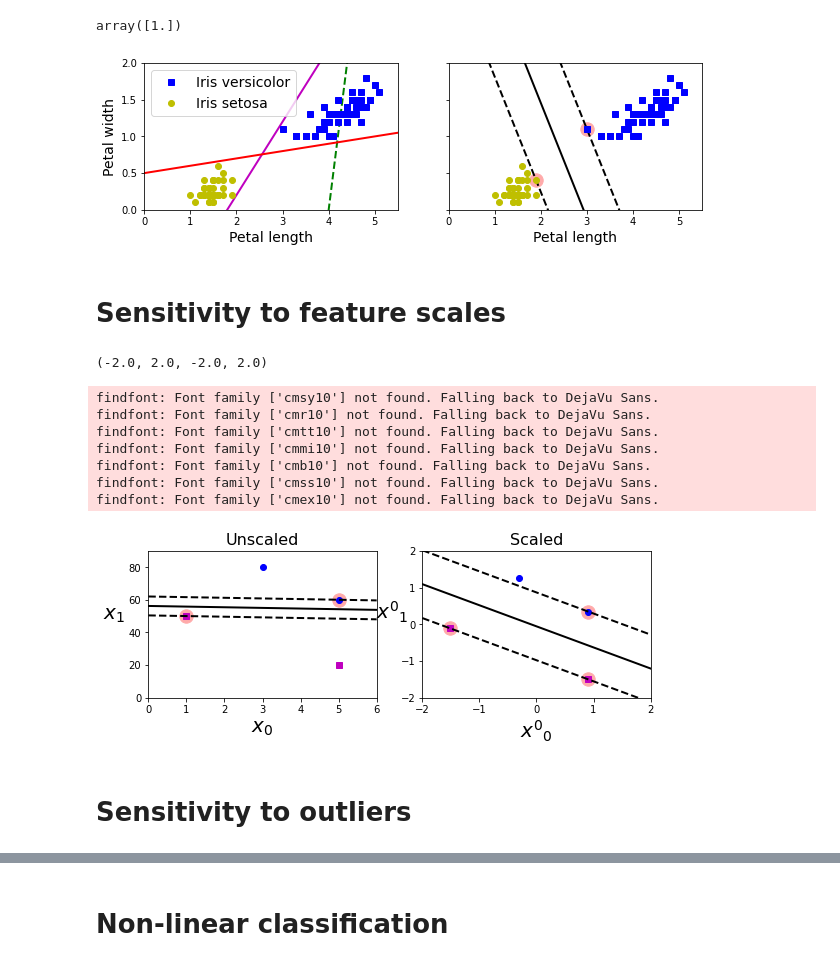
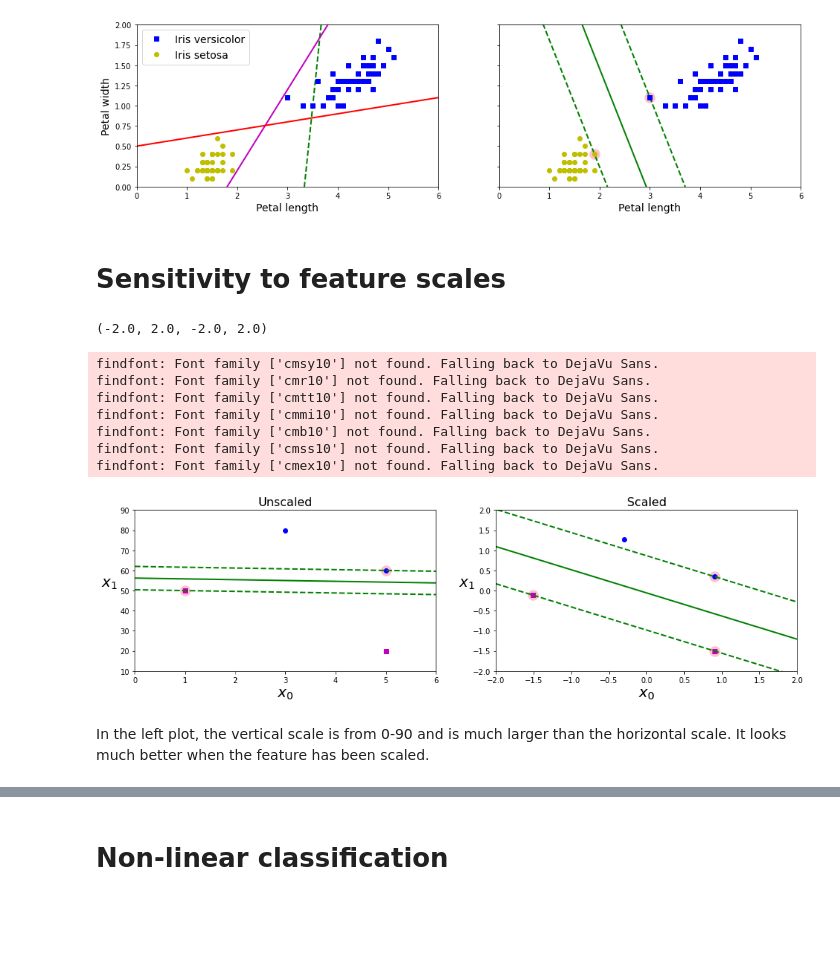
Before and after one commit to lientranie/Machine-Learning-and-Data-Analysis, a Jupyter notebook: Support Vector Machines.ipynb, the cells around one changed output, grey strips where cells are left out. Drawn from its saved outputs; the diff is of its cells as text; code cells hidden in the pictures; blank space fills up the shorter version.

```diff
--- a/Support Vector Machines.ipynb
+++ b/Support Vector Machines.ipynb
@@ -35,85 +51,79 @@ Pipeline(steps=[('scaler', StandardScaler()),
-# %%
-svm_clf.predict([[5.5, 1.7]])
-# %% [output]
-array([1.])
+# %%
+def plot_svc_decision_boundary(svm_classifier, xmin, xmax):
+    coeficients = svm_classifier.coef_[0]
+    intercept   = svm_classifier.intercept_[0]
+
+    x0 = np.linspace(xmin, xmax, 300)
+    decision_boundary = -coeficients[0]/coeficients[1] * x0 - intercept/coeficients[1]
+
+    margin = 1/coeficients[1]
+    gutter_up = decision_boundary + margin
+    gutter_down = decision_boundary - margin
+
+    svs = svm_classifier.support_vectors_
+    plt.scatter(svs[:, 0], svs[:, 1], s=180, facecolors='pink')
+    plt.plot(x0, decision_boundary, "g-", linewidth=2)
+    plt.plot(x0, gutter_up, "g--", linewidth=2)
+    plt.plot(x0, gutter_down, "g--", linewidth=2)
 # %%
-# Bad models
-x0 = np.linspace(0, 5.5, 200)
-pred_1 = 5*x0 - 20
+x0     = np.linspace(0, np.ceil(max(X[:,0])), 200)
+# Some guess
+pred_1 = 6*x0 - 20
 pred_2 = x0 - 1.8
 pred_3 = 0.1 * x0 + 0.5
 
-def plot_svc_decision_boundary(svm_clf, xmin, xmax):
-    w = svm_clf.coef_[0]
-    b = svm_clf.intercept_[0]
-
-    # At the decision boundary, w0*x0 + w1*x1 + b = 0
-    # => x1 = -w0/w1 * x0 - b/w1
-    x0 = np.linspace(xmin, xmax, 200)
-    decision_boundary = -w[0]/w[1] * x0 - b/w[1]
-
-    margin = 1/w[1]
-    gutter_up = decision_boundary + margin
-    gutter_down = decision_boundary - margin
-
-    svs = svm_clf.support_vectors_
-    plt.scatter(svs[:, 0], svs[:, 1], s=180, facecolors='#FFAAAA')
-    plt.plot(x0, decision_boundary, "k-", linewidth=2)
-    plt.plot(x0, gutter_up, "k--", linewidth=2)
-    plt.plot(x0, gutter_down, "k--", linewidth=2)
-
-fig, axes = plt.subplots(ncols=2, figsize=(10,2.7), sharey=True)
+fig, axes = plt.subplots(ncols=2, figsize=(16,4), sharey=True)
 
 plt.sca(axes[0])
 plt.plot(x0, pred_1, "g--", linewidth=2)
 plt.plot(x0, pred_2, "m-", linewidth=2)
 plt.plot(x0, pred_3, "r-", linewidth=2)
 plt.plot(X[:, 0][y==1], X[:, 1][y==1], "bs", label="Iris versicolor")
 plt.plot(X[:, 0][y==0], X[:, 1][y==0], "yo", label="Iris setosa")
 plt.xlabel("Petal length", fontsize=14)
 plt.ylabel("Petal width", fontsize=14)
 plt.legend(loc="upper left", fontsize=14)
-plt.axis([0, 5.5, 0, 2])
+plt.axis([0, np.ceil(max(X[:,0])), 0, 2])
 
 plt.sca(axes[1])
-plot_svc_decision_boundary(svm_clf, 0, 5.5)
+plot_svc_decision_boundary(svm_classifier, 0, np.ceil(max(X[:,0])))
 plt.plot(X[:, 0][y==1], X[:, 1][y==1], "bs")
 plt.plot(X[:, 0][y==0], X[:, 1][y==0], "yo")
 plt.xlabel("Petal length", fontsize=14)
-plt.axis([0, 5.5, 0, 2])
+plt.axis([0, np.ceil(max(X[:,0])), 0, 2])
 
 plt.show()
 # %% [output]
-[figure, old version]
+[figure, new version]
 # %% [markdown]
 # Sensitivity to feature scales
 # %%
 Xs = np.array([[1, 50], [5, 20], [3, 80], [5, 60]]).astype(np.float64)
 ys = np.array([0, 0, 1, 1])
-svm_clf = SVC(kernel="linear", C=100)
-svm_clf.fit(Xs, ys)
+svm_classifier = SVC(kernel="linear", C=100)
+svm_classifier.fit(Xs, ys)
 
-plt.figure(figsize=(9,2.7))
+plt.figure(figsize=(16,4))
 plt.subplot(121)
 plt.plot(Xs[:, 0][ys==1], Xs[:, 1][ys==1], "bo")
 plt.plot(Xs[:, 0][ys==0], Xs[:, 1][ys==0], "ms")
-plot_svc_decision_boundary(svm_clf, 0, 6)
+plot_svc_decision_boundary(svm_classifier, 0, 6)
 plt.xlabel("$x_0$", fontsize=20)
 plt.ylabel("$x_1$    ", fontsize=20, rotation=0)
 plt.title("Unscaled", fontsize=16)
-plt.axis([0, 6, 0, 90])
+plt.axis([0, 6, 10, 90])
 
 from sklearn.preprocessing import StandardScaler
 scaler = StandardScaler()
 X_scaled = scaler.fit_transform(Xs)
-svm_clf.fit(X_scaled, ys)
+svm_classifier.fit(X_scaled, ys)
 
 plt.subplot(122)
 plt.plot(X_scaled[:, 0][ys==1], X_scaled[:, 1][ys==1], "bo")
 plt.plot(X_scaled[:, 0][ys==0], X_scaled[:, 1][ys==0], "ms")
-plot_svc_decision_boundary(svm_clf, -2, 2)
-plt.xlabel("$x'_0$", fontsize=20)
-plt.ylabel("$x'_1$  ", fontsize=20, rotation=0)
+plot_svc_decision_boundary(svm_classifier, -15, 15)
+plt.xlabel("$x_0$", fontsize=20)
+plt.ylabel("$x_1$  ", fontsize=20, rotation=0)
 plt.title("Scaled", fontsize=16)
 plt.axis([-2, 2, -2, 2])
 # %% [output]
@@ -125,6 +135,6 @@ findfont: Font family ['cmmi10'] not found. Falling back to DejaVu Sans.
 findfont: Font family ['cmb10'] not found. Falling back to DejaVu Sans.
 findfont: Font family ['cmss10'] not found. Falling back to DejaVu Sans.
 findfont: Font family ['cmex10'] not found. Falling back to DejaVu Sans.
-[figure, old version]
+[figure, new version]
-# %% [markdown]
-# Sensitivity to outliers
+# %% [markdown]
+In the left plot, the vertical scale is from 0-90 and is much larger than the horizontal scale. It looks much better when the feature has been scaled.
```
Also changed, not shown: parts of 35 cells of this notebook.
